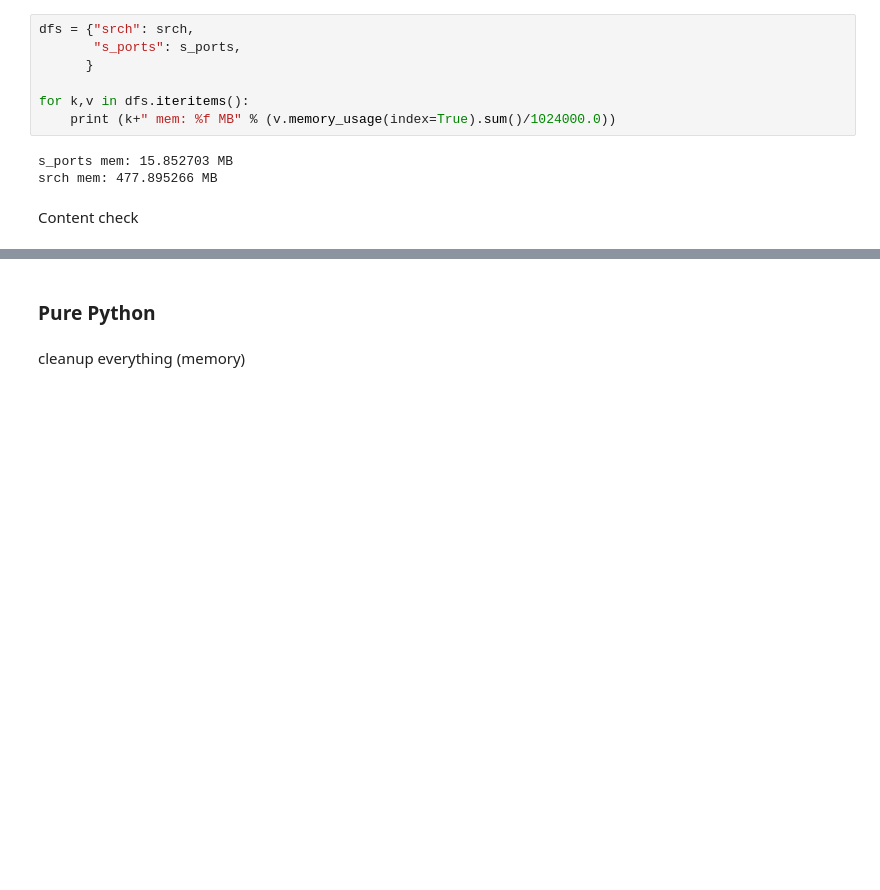
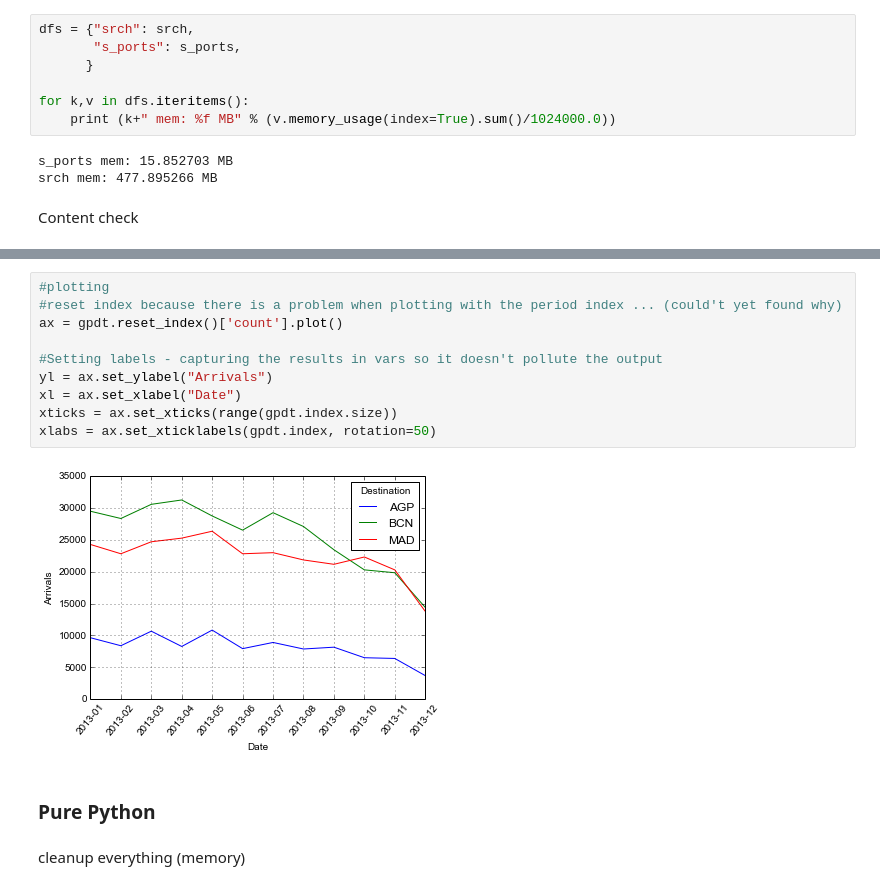
Before and after one commit to leomrocha/data-analysis-exercises, a Jupyter notebook: 3rd Exercise.ipynb, the cells around one changed output, grey strips where cells are left out. Cells and saved outputs as stored; diff of their text form; blank space fills up the shorter version.

```diff
--- a/3rd Exercise.ipynb
+++ b/3rd Exercise.ipynb
@@ -192,3 +258,15 @@ dtype: int64
+# %%
+#plotting
+#reset index because there is a problem when plotting with the period index ... (could't yet found why)
+ax = gpdt.reset_index()['count'].plot()
+
+#Setting labels - capturing the results in vars so it doesn't pollute the output
+yl = ax.set_ylabel("Arrivals")
+xl = ax.set_xlabel("Date")
+xticks = ax.set_xticks(range(gpdt.index.size))
+xlabs = ax.set_xticklabels(gpdt.index, rotation=50)
+# %% [output]
+[figure, added]
 # %% [markdown]
 ### Pure Python
 # %% [markdown]
```
Also changed, not shown: parts of 27 cells of this notebook, 1 other file.
